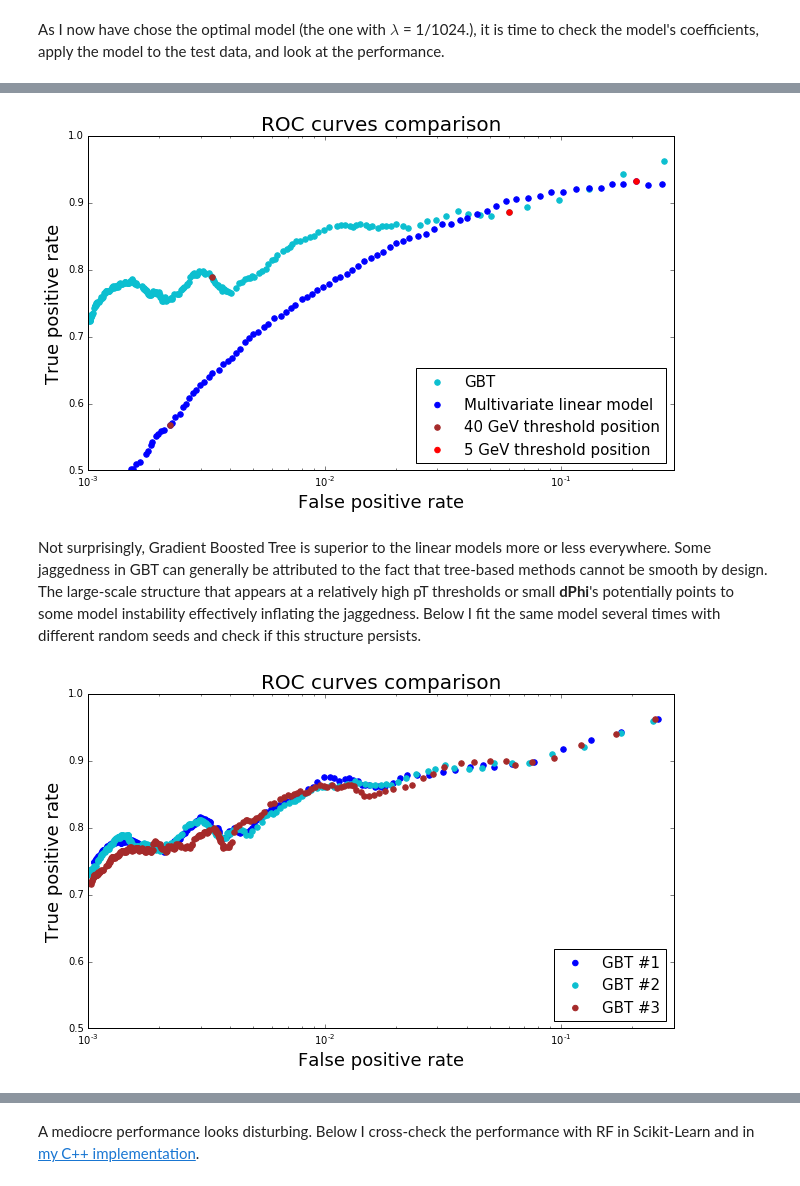
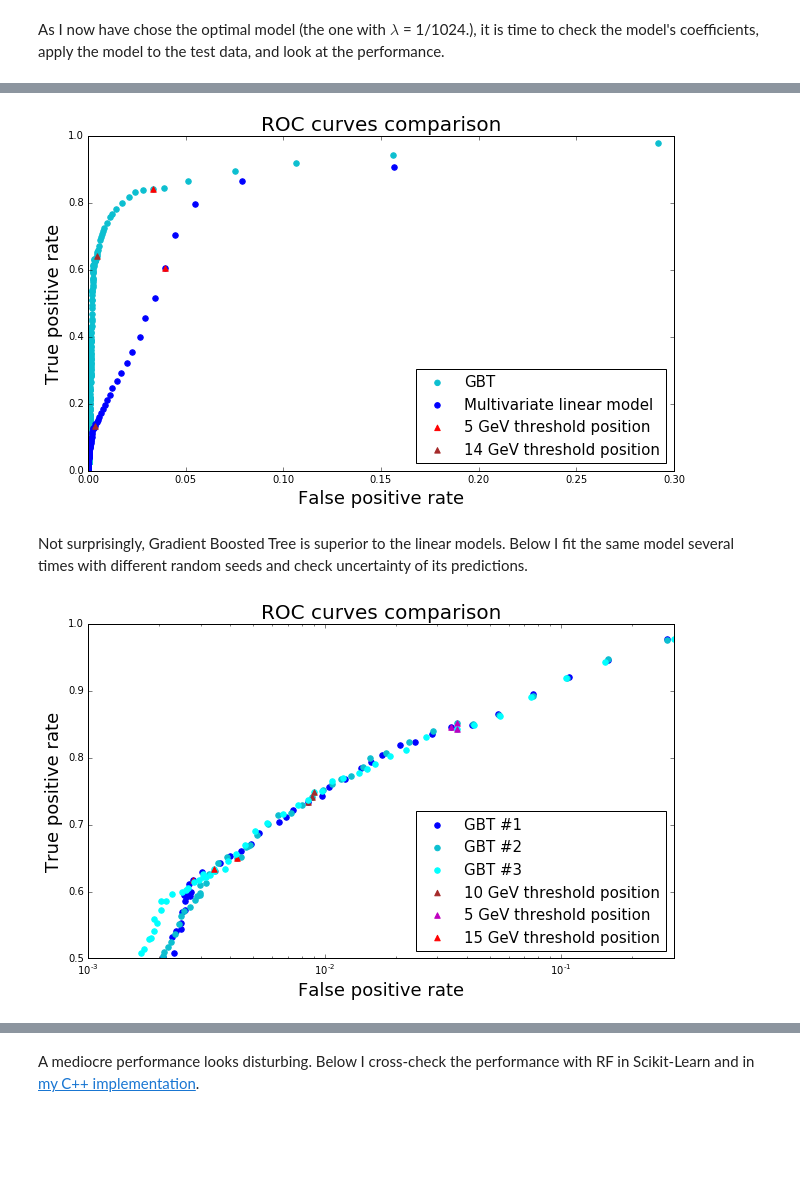
Before and after one commit to kkotov/emtfPtRegression, a Jupyter notebook: ModelSelection.ipynb, the cells around one changed output, grey strips where cells are left out. Saved outputs shown, nothing was run; the diff lists cells and outputs as text; code cells hidden in the pictures; blank space fills up the shorter version.

```diff
--- a/ModelSelection.ipynb
+++ b/ModelSelection.ipynb
@@ -349,7 +349,7 @@ def prepareRocPlot(falseTruePos, refThresh = {}, legPos = 'upper left'):
         for (thr,col) in refThresh.items():
             xThr = binnedROC[findBin(thr, binning)][0]
             yThr = binnedROC[findBin(thr, binning)][1]
-            points[name].append( plt.scatter([xThr], [yThr], s = 30, c = col, edgecolors = col) )
+            points[name].append( plt.scatter([xThr], [yThr], s = 30, c = col, edgecolors = col, marker='^') )
 
     curves.pop(None, None)
     items = curves.values()
@@ -378,0 +376,12 @@ dataframe2 = dataframe1.filter(dataframe1.mode == 15)
+# %%
+from pyspark.sql.functions import lit, pow, col, log
+
+# Create 1/pT^2 weight column that, combined with the 1/pT original spectrum, can be used
+#  to account 1/pT^3 rate suggested in https://kkotov.github.io/emtfPtRegression/2017.03.03/handout.html
+# Also filter highest quality events that have measuements (coordinates) in each of the four layers (mode==15)
+dataframe2 = (dataframe1
+                 .withColumn('weight', pow(col('ptTrueInv'),2))
+                 .filter(dataframe1.mode == 15)
+             )
+
+print "Starting with ", dataframe2.count(), " rows"
@@ -677,10 +718,8 @@ gbtModel = gbtPipeline.fit(trainingData)
 # apply the model to test set
 gbtTest = gbtModel.transform(testData)
 # %%
-skim3  = np.array( [ (1./row['ptTrueInv'],
-                      1./row['prediction'],
-                      row['ptTrueInv']**2)
-                     for row in gbtTest[['ptTrueInv','prediction']].collect()
+skim3  = np.array( [ (row['ptTrue'], 1./row['prediction'], 1)
+                     for row in gbtTest[['ptTrue','prediction']].collect()
                    ], dtype  = [('target', np.float),
                                 ('prediction', np.float),
                                 ('weight', np.float)]
@@ -690,64 +729,61 @@ gbtROC = rocMetric(skim3, binning)
 
 fig, ax0 = prepareRocPlot({"Multivariate linear model":(multiLinROC,'blue'),
                            "GBT":(gbtROC,'#0cbfd0')},
-                          {5:'red',40:'brown'},'lower right')
-ax0.set_ylim(0.5, 1.)
-ax0.set_xlim(0.001, 0.3)
+                          {5:'red',14:'brown'}, legPos='lower right')
+ax0.set_ylim(0.0, 1.)
+ax0.set_xlim(0.0, 0.3)
+ax0.set_xscale('linear')
 plt.show()
 # %% [output]
-[figure, old version]
+[figure, new version]
 # %% [markdown]
-Not surprisingly, Gradient Boosted Tree is superior to the linear models more or less everywhere. Some jaggedness in GBT can generally be attributed to the fact that tree-based methods cannot be smooth by design. The large-scale structure that appears at a relatively high pT thresholds or small **dPhi**'s potentially points to some model instability effectively inflating the jaggedness. Below I fit the same model several times with different random seeds and check if this structure persists.
+Not surprisingly, Gradient Boosted Tree is superior to the linear models. Below I fit the same model several times with different random seeds and check uncertainty of its predictions.
 # %%
-gbt.setSeed(10)
-(trainSet1, testSet1) = dataframe2.randomSplit([0.7, 0.3], seed=11)
+gbt.setSeed(11)
+(trainSet1, testSet1) = dataframe3.randomSplit([0.7, 0.3], seed=110)
 gbtModel1 = gbtPipeline.fit(trainSet1)
 gbtTest1 = gbtModel1.transform(testSet1)
 
-gbt.setSeed(100)
-(trainSet2, testSet2) = dataframe2.randomSplit([0.7, 0.3], seed=111)
+gbt.setSeed(110)
+(trainSet2, testSet2) = dataframe3.randomSplit([0.7, 0.3], seed=1110)
 gbtModel2 = gbtPipeline.fit(trainSet2)
 gbtTest2 = gbtModel2.transform(testSet2)
 
-gbt.setSeed(1000)
-(trainSet3, testSet3) = dataframe2.randomSplit([0.7, 0.3], seed=1111)
+gbt.setSeed(1111)
+(trainSet3, testSet3) = dataframe3.randomSplit([0.7, 0.3], seed=11111)
 gbtModel3 = gbtPipeline.fit(trainSet3)
 gbtTest3 = gbtModel3.transform(testSet3)
 # %%
-skim3_1  = np.array( [ (1./row['ptTrueInv'],
-                        1./row['prediction'],
-                        row['ptTrueInv']**2)
+skim3_1  = np.array( [ (1./row['ptTrueInv'], 1./row['prediction'], 1)
                        for row in gbtTest1[['ptTrueInv','prediction']].collect()
                      ], dtype  = [('target', np.float),
                                   ('prediction', np.float),
                                   ('weight', np.float)]
          )
 gbtROC1 = rocMetric(skim3_1, binning)
-skim3_2  = np.array( [ (1./row['ptTrueInv'],
-                        1./row['prediction'],
-                        row['ptTrueInv']**2)
+skim3_2  = np.array( [ (1./row['ptTrueInv'], 1./row['prediction'], 1)
                        for row in gbtTest2[['ptTrueInv','prediction']].collect()
                      ], dtype  = [('target', np.float),
                                   ('prediction', np.float),
                                   ('weight', np.float)]
          )
 gbtROC2 = rocMetric(skim3_2, binning)
-skim3_3  = np.array( [ (1./row['ptTrueInv'],
-                        1./row['prediction'],
-                        row['ptTrueInv']**2)
+skim3_3  = np.array( [ (1./row['ptTrueInv'], 1./row['prediction'], 1)
                        for row in gbtTest3[['ptTrueInv','prediction']].collect()
                      ], dtype  = [('target', np.float),
                                   ('prediction', np.float),
                                   ('weight', np.float)]
          )
 gbtROC3 = rocMetric(skim3_3, binning)
 
 fig, ax0 = prepareRocPlot({"GBT #1":(gbtROC1,'blue'),
                            "GBT #2":(gbtROC2,'#0cbfd0'),
-                           "GBT #3":(gbtROC3,'brown'),
-                           }, legPos = 'lower right')
+                           "GBT #3":(gbtROC3,'cyan'),
+                           },
+                          {15:'red',10:'brown',5:'m'},
+                          legPos = 'lower right')
 ax0.set_ylim(0.5, 1.)
 ax0.set_xlim(0.001, 0.3)
 plt.show()
 # %% [output]
-[figure, old version]
+[figure, new version]
```
Also changed, not shown: parts of 51 cells of this notebook.
